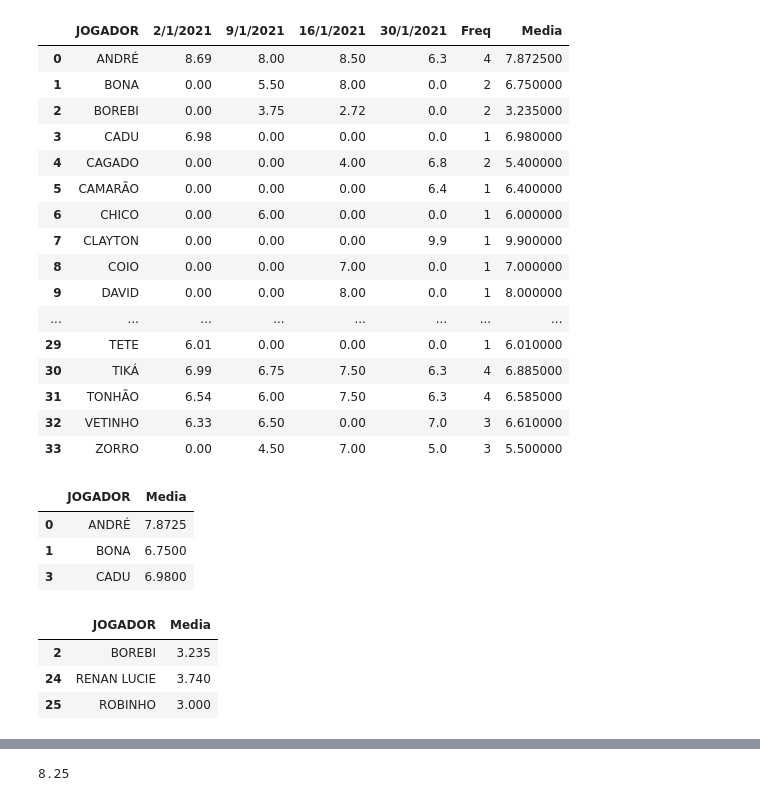
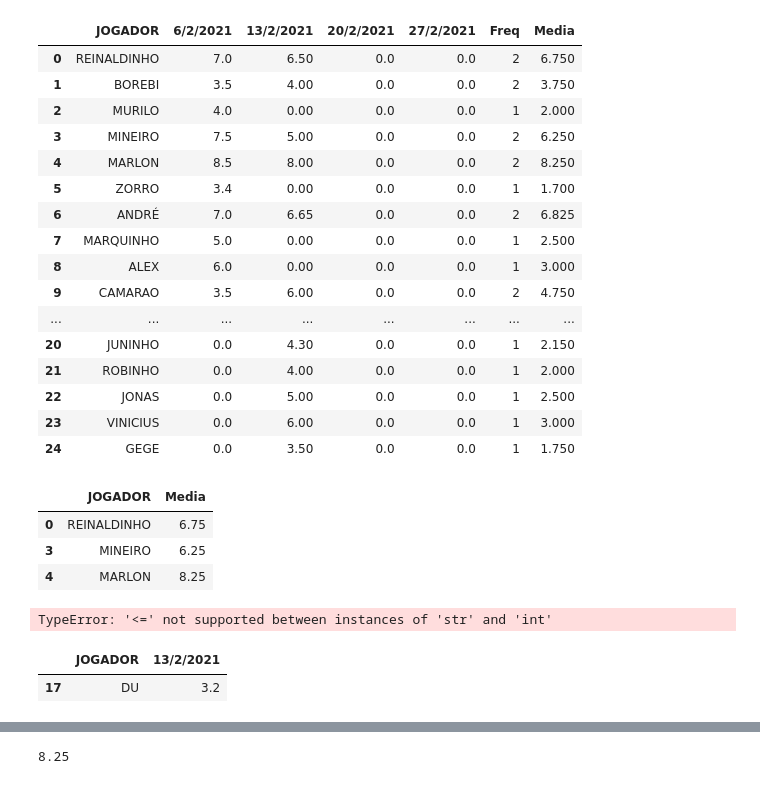
Before and after one commit to claytontey/gigantesresenha, a Jupyter notebook: gigantes.ipynb, the cells around one changed output, grey strips where cells are left out. Drawn from its saved outputs; the diff is of its cells as text; code cells hidden in the pictures.

```diff
--- a/gigantes.ipynb
+++ b/gigantes.ipynb
@@ -8,6 +8,6 @@ import datetime as dt
 plt.style.use('ggplot')
 %matplotlib inline
 # %%
-df = pd.read_csv('janeiro.csv')
+df = pd.read_csv('fevereiro.csv')
 df.head(5)
 # %% [output]
@@ -20,43 +20,49 @@ df.head(5)
 # %%
 df['Freq'] = df.iloc[:,1:5].apply(lambda x: x!=0, axis=1).sum(axis=1)
 # %%
-df['Media'] = df.iloc[:,1:5].sum(axis=1) / df['Freq']
+# Aqui temos a média por nota e a media por frequencia.
+#df['Media'] = df.iloc[:,1:5].sum(axis=1) / df['Freq']
+
+df['Media'] = df.iloc[:,1:3].mean(axis=1)
 # %%
 df
 # %% [output]
-|  | JOGADOR | 2/1/2021 | 9/1/2021 | 16/1/2021 | 30/1/2021 | Freq | Media |
-| 0 | ANDRÉ | 8.69 | 8.00 | 8.50 | 6.3 | 4 | 7.872500 |
-| 1 | BONA | 0.00 | 5.50 | 8.00 | 0.0 | 2 | 6.750000 |
-| 2 | BOREBI | 0.00 | 3.75 | 2.72 | 0.0 | 2 | 3.235000 |
-| 3 | CADU | 6.98 | 0.00 | 0.00 | 0.0 | 1 | 6.980000 |
-| 4 | CAGADO | 0.00 | 0.00 | 4.00 | 6.8 | 2 | 5.400000 |
-| 5 | CAMARÃO | 0.00 | 0.00 | 0.00 | 6.4 | 1 | 6.400000 |
-| 6 | CHICO | 0.00 | 6.00 | 0.00 | 0.0 | 1 | 6.000000 |
-| 7 | CLAYTON | 0.00 | 0.00 | 0.00 | 9.9 | 1 | 9.900000 |
-| 8 | COIO | 0.00 | 0.00 | 7.00 | 0.0 | 1 | 7.000000 |
-| 9 | DAVID | 0.00 | 0.00 | 8.00 | 0.0 | 1 | 8.000000 |
+|  | JOGADOR | 6/2/2021 | 13/2/2021 | 20/2/2021 | 27/2/2021 | Freq | Media |
+| 0 | REINALDINHO | 7.0 | 6.50 | 0.0 | 0.0 | 2 | 6.750 |
+| 1 | BOREBI | 3.5 | 4.00 | 0.0 | 0.0 | 2 | 3.750 |
+| 2 | MURILO | 4.0 | 0.00 | 0.0 | 0.0 | 1 | 2.000 |
+| 3 | MINEIRO | 7.5 | 5.00 | 0.0 | 0.0 | 2 | 6.250 |
+| 4 | MARLON | 8.5 | 8.00 | 0.0 | 0.0 | 2 | 8.250 |
+| 5 | ZORRO | 3.4 | 0.00 | 0.0 | 0.0 | 1 | 1.700 |
+| 6 | ANDRÉ | 7.0 | 6.65 | 0.0 | 0.0 | 2 | 6.825 |
+| 7 | MARQUINHO | 5.0 | 0.00 | 0.0 | 0.0 | 1 | 2.500 |
+| 8 | ALEX | 6.0 | 0.00 | 0.0 | 0.0 | 1 | 3.000 |
+| 9 | CAMARAO | 3.5 | 6.00 | 0.0 | 0.0 | 2 | 4.750 |
 | ... | ... | ... | ... | ... | ... | ... | ... |
-| 29 | TETE | 6.01 | 0.00 | 0.00 | 0.0 | 1 | 6.010000 |
-| 30 | TIKÁ | 6.99 | 6.75 | 7.50 | 6.3 | 4 | 6.885000 |
-| 31 | TONHÃO | 6.54 | 6.00 | 7.50 | 6.3 | 4 | 6.585000 |
-| 32 | VETINHO | 6.33 | 6.50 | 0.00 | 7.0 | 3 | 6.610000 |
-| 33 | ZORRO | 0.00 | 4.50 | 7.00 | 5.0 | 3 | 5.500000 |
+| 20 | JUNINHO | 0.0 | 4.30 | 0.0 | 0.0 | 1 | 2.150 |
+| 21 | ROBINHO | 0.0 | 4.00 | 0.0 | 0.0 | 1 | 2.000 |
+| 22 | JONAS | 0.0 | 5.00 | 0.0 | 0.0 | 1 | 2.500 |
+| 23 | VINICIUS | 0.0 | 6.00 | 0.0 | 0.0 | 1 | 3.000 |
+| 24 | GEGE | 0.0 | 3.50 | 0.0 | 0.0 | 1 | 1.750 |
 # %%
 maior = pd.DataFrame(df,columns = ['JOGADOR',df.columns[6]])
 maior[maior[df.columns[6]] >= 6][:3]
 # %% [output]
 |  | JOGADOR | Media |
-| 0 | ANDRÉ | 7.8725 |
-| 1 | BONA | 6.7500 |
-| 3 | CADU | 6.9800 |
+| 0 | REINALDINHO | 6.75 |
+| 3 | MINEIRO | 6.25 |
+| 4 | MARLON | 8.25 |
+# %%
+pior[(pior.columns[1] <= 4) & (pior.columns[1] != 0)]
+# %% [output]
+TypeError: '<=' not supported between instances of 'str' and 'int'
 # %%
-pior = pd.DataFrame(df,columns = ['JOGADOR',df.columns[6]])
-pior[pior[df.columns[6]] <= 4][:3]
+pior = pd.DataFrame(df,columns = ['JOGADOR',df.columns[2]])
+#pior[pior[df.columns[2]] <= 3.5][:]
+pior[pior.iloc[:, 1] == 3.2]
 # %% [output]
-|  | JOGADOR | Media |
-| 2 | BOREBI | 3.235 |
-| 24 | RENAN LUCIE | 3.740 |
-| 25 | ROBINHO | 3.000 |
+|  | JOGADOR | 13/2/2021 |
+| 17 | DU | 3.2 |
 # %%
 df.head(34)
 # %% [output]
```
Also changed, not shown: parts of 2 cells of this notebook, 3 other files.
